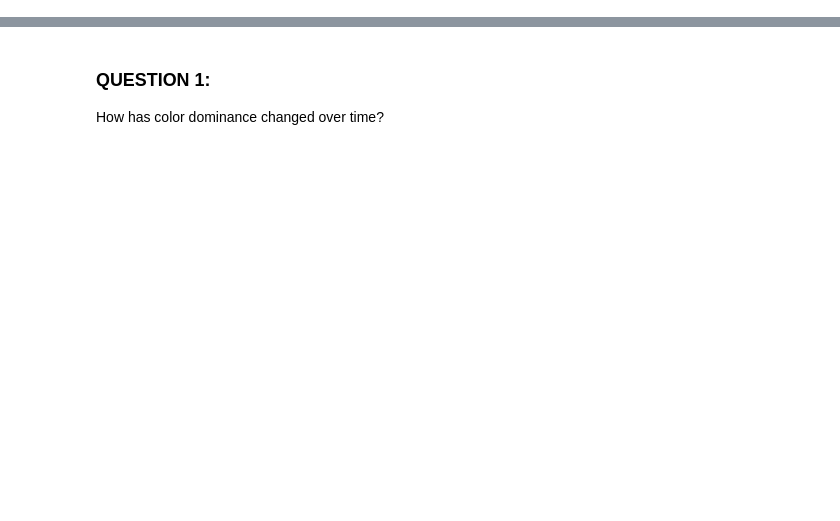
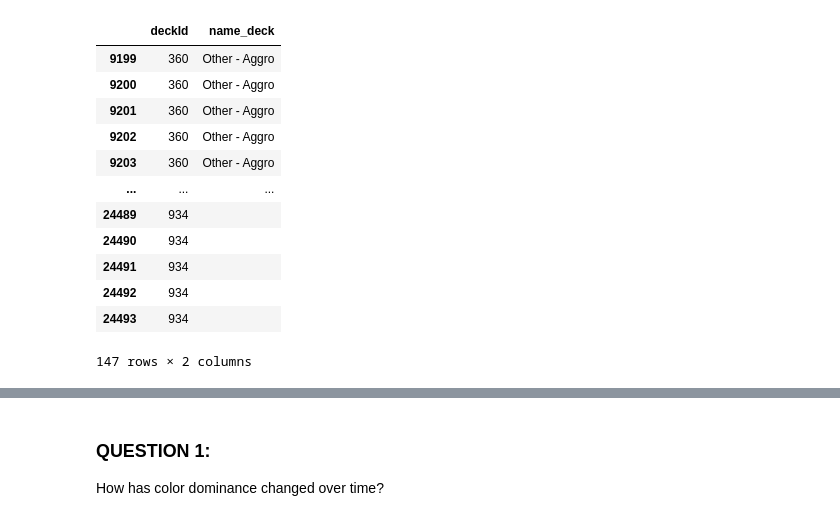
Before and after one commit to greg-martinez44/mtg_scraper, a Jupyter notebook: mtg_plotter/Plotting.ipynb, the cells around one changed output, grey strips where cells are left out. Saved outputs shown, nothing was run; the diff lists cells and outputs as text; code cells hidden in the pictures; blank space fills up the shorter version.

```diff
--- a/mtg_plotter/Plotting.ipynb
+++ b/mtg_plotter/Plotting.ipynb
@@ -316,0 +358,18 @@ card_table.loc[
+# %%
+full_table.loc[
+    full_table.category.isna()
+][["deckId", "name_deck"]]
+# %% [output]
+|  | deckId | name_deck |
+| 9199 | 360 | Other - Aggro |
+| 9200 | 360 | Other - Aggro |
+| 9201 | 360 | Other - Aggro |
+| 9202 | 360 | Other - Aggro |
+| 9203 | 360 | Other - Aggro |
+| ... | ... | ... |
+| 24489 | 934 |  |
+| 24490 | 934 |  |
+| 24491 | 934 |  |
+| 24492 | 934 |  |
+| 24493 | 934 |  |
+147 rows × 2 columns
```
Also changed, not shown: parts of 23 cells of this notebook, 4 other files.
